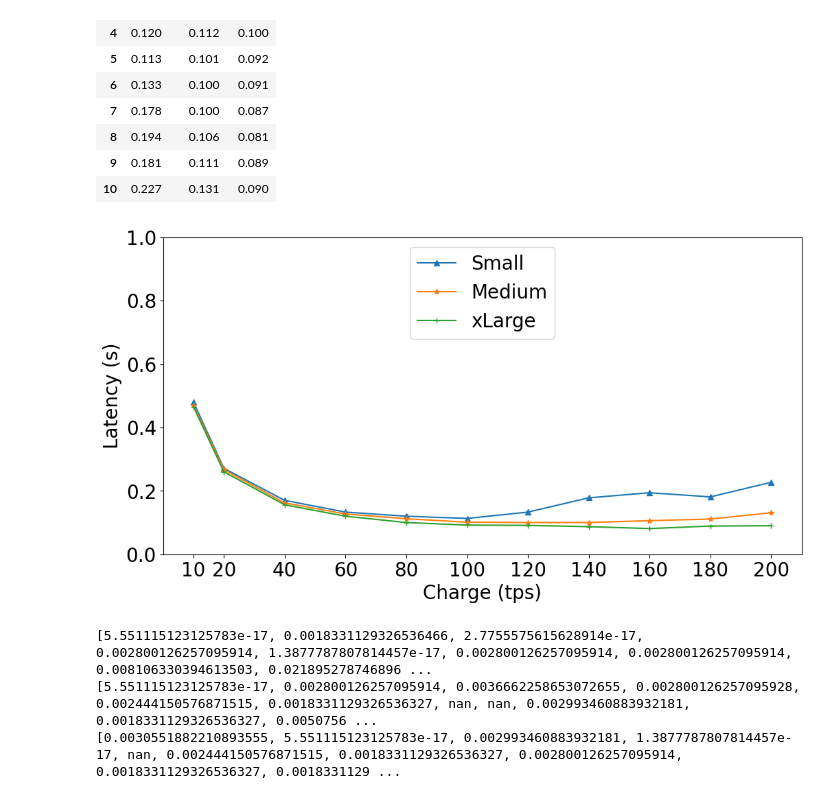
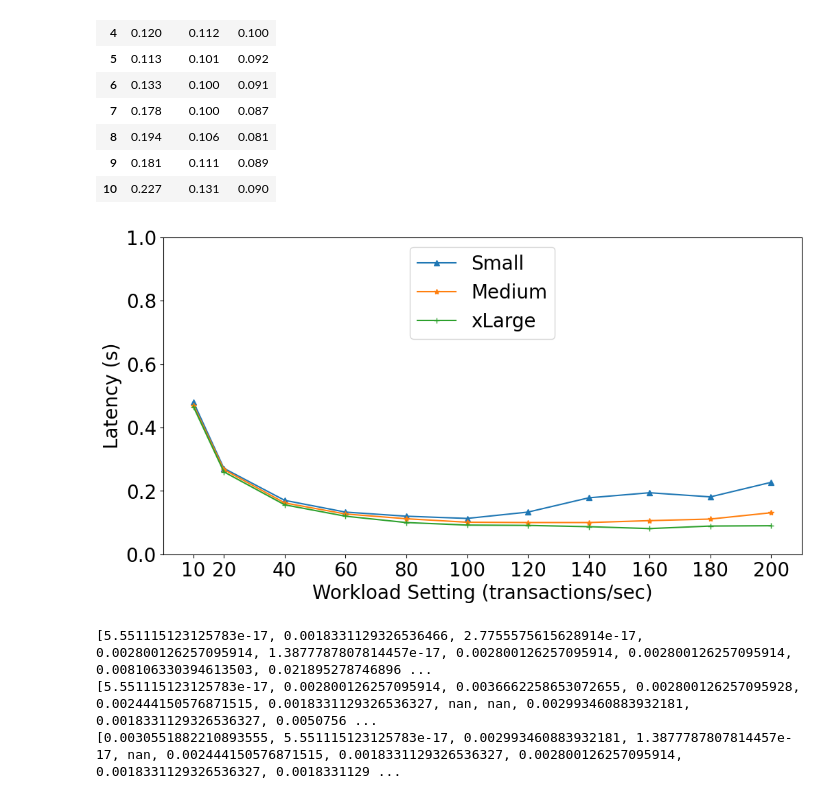
Before and after one commit to LABPAAD/blockchain_performance, a Jupyter notebook: Hyperledger Fabric/gráficos/sinais.ipynb, the cells around one changed output. Drawn from its saved outputs; the diff is of its cells as text; code cells hidden in the pictures.

```diff
--- a/Hyperledger Fabric/gráficos/sinais.ipynb
+++ b/Hyperledger Fabric/gráficos/sinais.ipynb
@@ -119,21 +119,21 @@ maquinas=("small","medium","large")
 # %%
 p=[10, 20, 40, 60, 80, 100, 120, 140, 160, 180, 200]
 plt.rcParams.update({'font.size':20})
 fig,ax = plt.subplots(figsize =(12,6))
 #ax.set_title('Latência para Ethereum Provider por vCPU')
-ax.set_xlabel('Charge (tps)')
+ax.set_xlabel('Workload Setting (transactions/sec)')
 ax.set_ylabel('Latency (s)')
 ax.plot(p,df_laten['Small'],marker="^", label="Small")
 ax.plot(p,df_laten['Medium'],marker="*", label="Medium")
 ax.plot(p,df_laten['xLarge'],marker="+", label="xLarge")
 ax.set_xlim(0, 210)
 ax.set_ylim(0, 1.0)
 plt.xticks(p)
 plt.legend(loc = 9)
 plt.savefig('graph_latency_HyperLd_'+tipo+'.pdf')
 plt.show()
 # %% [output]
-[figure, old version]
+[figure, new version]
 # %%
 def erroMedia(cl,var):
   erro = []
```
Also changed, not shown: parts of 5 cells of this notebook, 14 other files.
